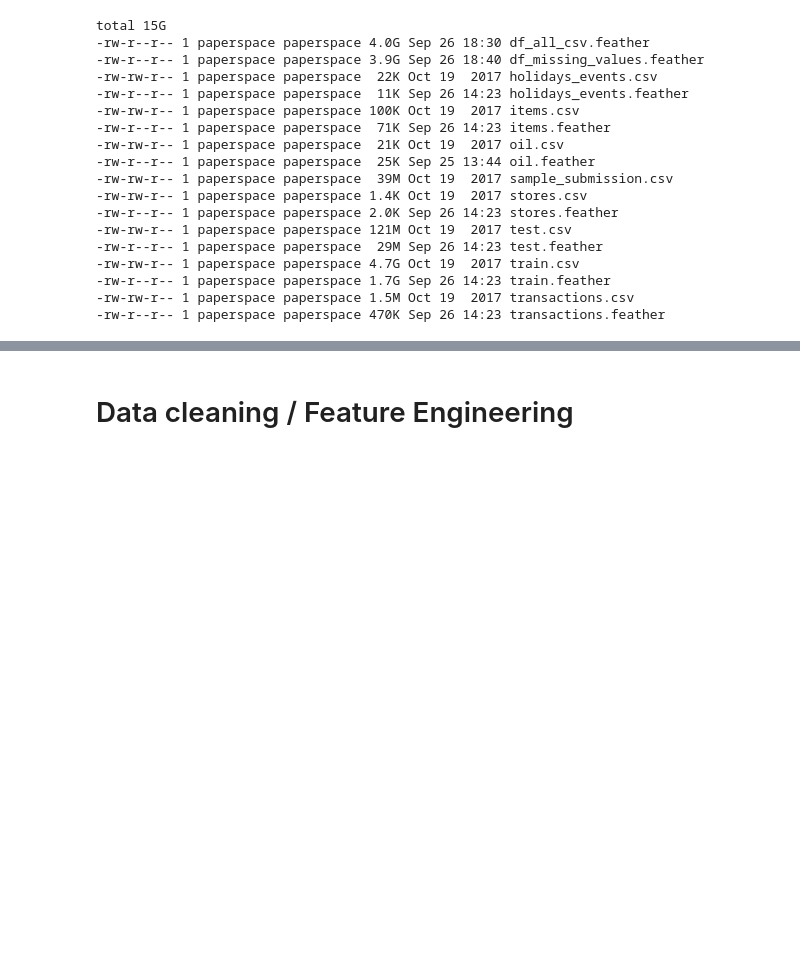
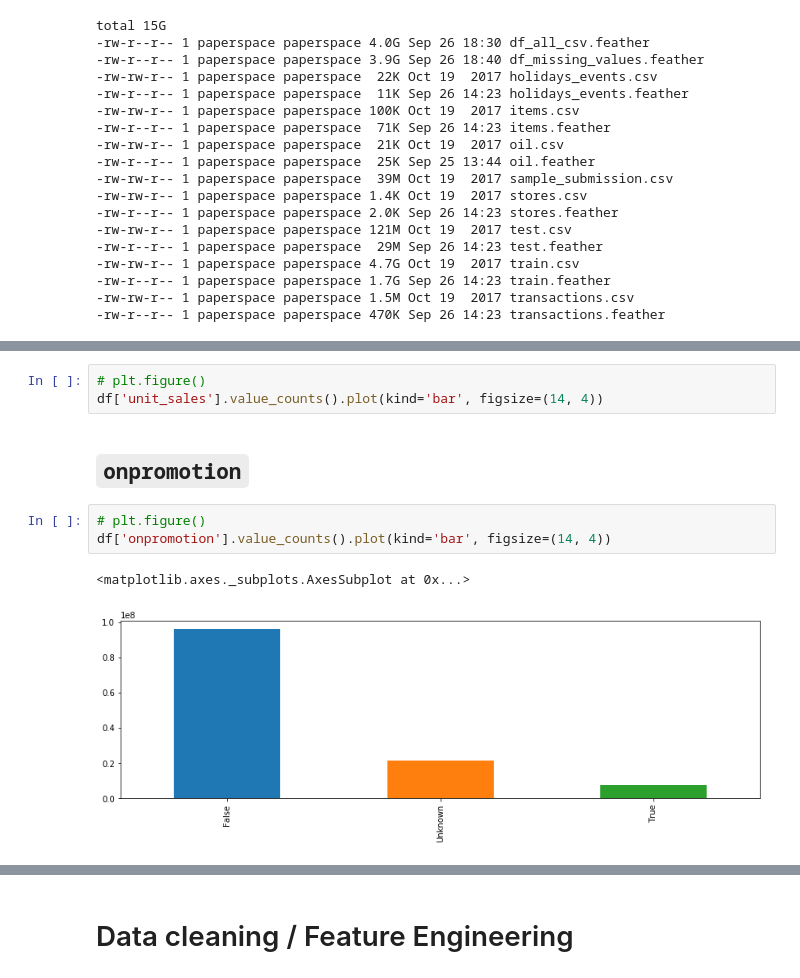
Before and after one commit to ilirium/kaggle-favorita, a Jupyter notebook: favorita-02.ipynb, the cells around one changed output, grey strips where cells are left out. Saved outputs shown, nothing was run; the diff lists cells and outputs as text; blank space fills up the shorter version.

```diff
--- a/favorita-02.ipynb
+++ b/favorita-02.ipynb
@@ -846,0 +921,11 @@ total 15G
+# %%
+# plt.figure()
+df['unit_sales'].value_counts().plot(kind='bar', figsize=(14, 4))
+# %% [markdown]
+## `onpromotion`
+# %%
+# plt.figure()
+df['onpromotion'].value_counts().plot(kind='bar', figsize=(14, 4))
+# %% [output]
+<matplotlib.axes._subplots.AxesSubplot at 0x...>
+[figure, added]
```
Also changed, not shown: parts of 41 cells of this notebook.
